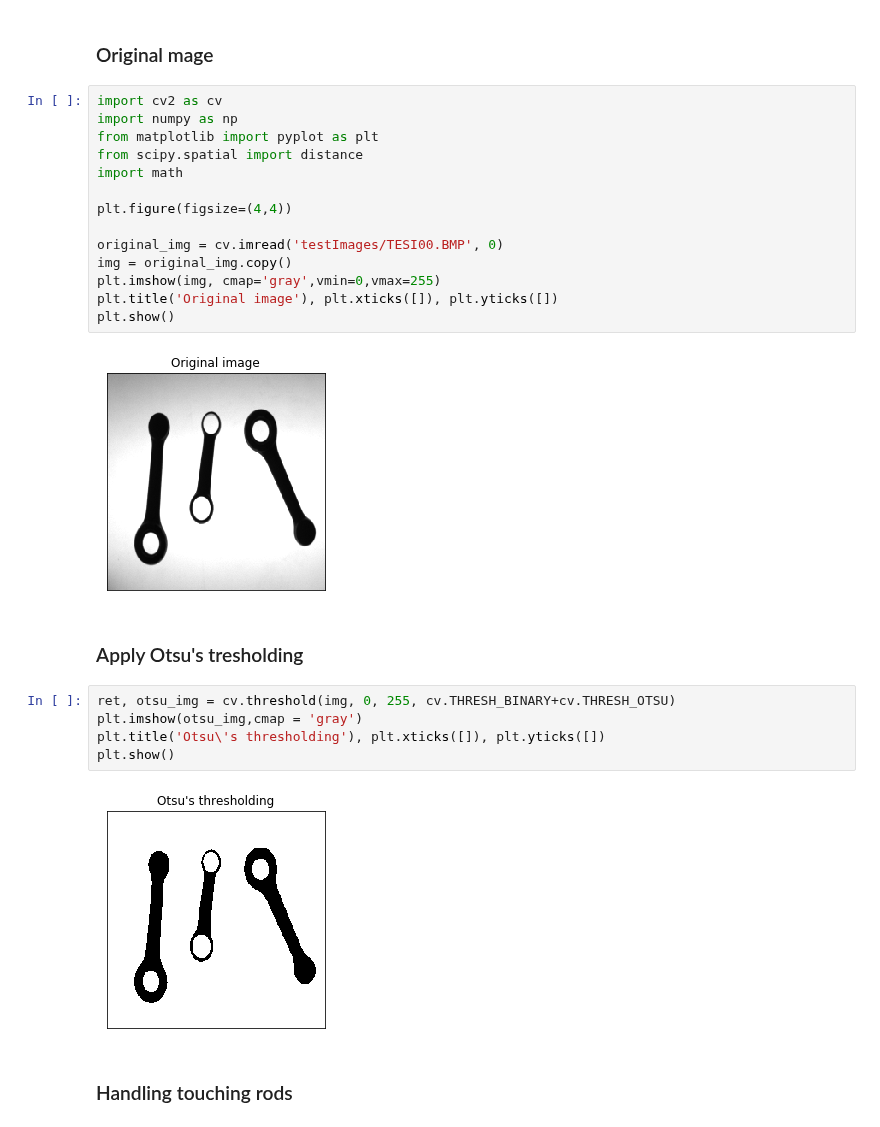
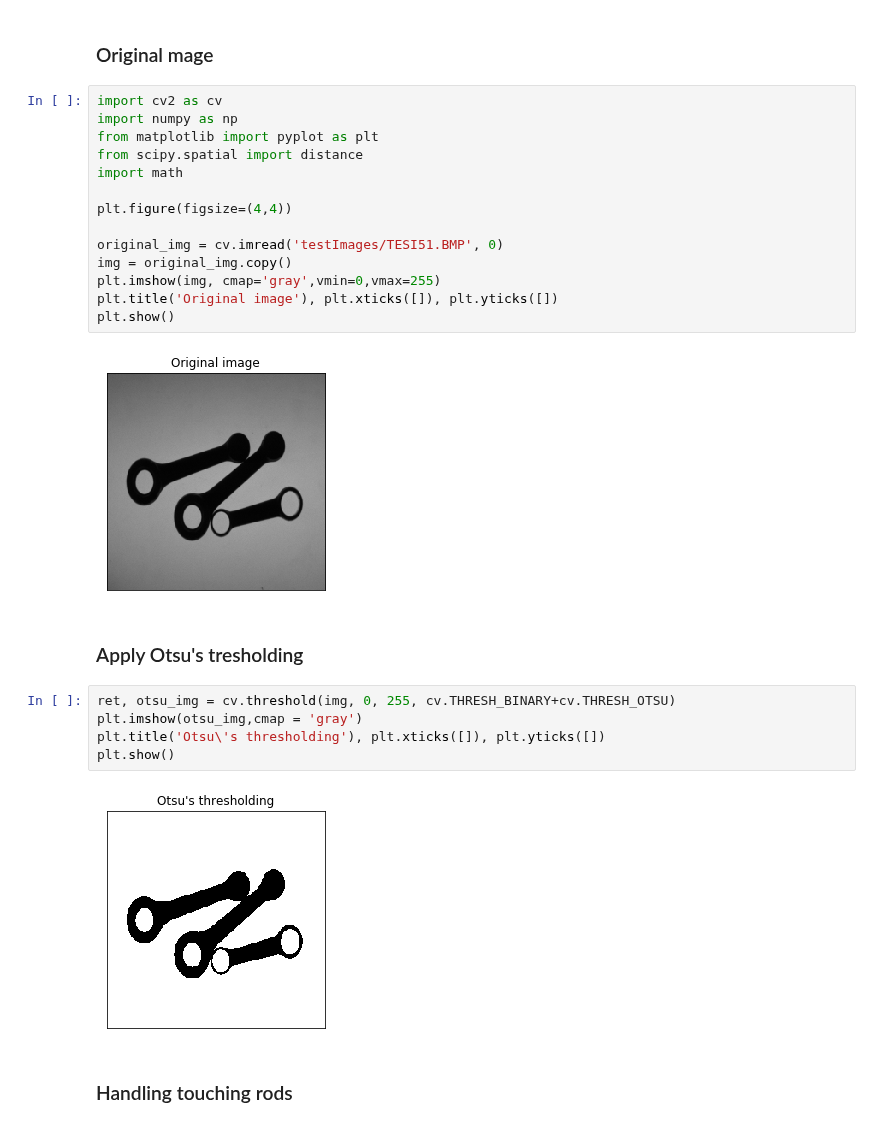
Before and after one commit to pptr3/connecting-rods, a Jupyter notebook: Connecting Rods.ipynb, the cells around one changed output. Saved outputs shown, nothing was run; the diff lists cells and outputs as text.

```diff
--- a/Connecting Rods.ipynb
+++ b/Connecting Rods.ipynb
@@ -107,19 +107,19 @@ def compute_width_at_barycenter(barX, barY, contours):
 # %%
 import cv2 as cv
 import numpy as np
 from matplotlib import pyplot as plt
 from scipy.spatial import distance
 import math
 
 plt.figure(figsize=(4,4))
 
-original_img = cv.imread('testImages/TESI00.BMP', 0)
+original_img = cv.imread('testImages/TESI51.BMP', 0)
 img = original_img.copy()
 plt.imshow(img, cmap='gray',vmin=0,vmax=255)
 plt.title('Original image'), plt.xticks([]), plt.yticks([])
 plt.show()
 # %% [output]
-[figure, old version]
+[figure, new version]
 # %% [markdown]
 ### Apply Otsu's tresholding
 # %%
@@ -128,7 +128,7 @@ plt.imshow(otsu_img,cmap = 'gray')
 plt.title('Otsu\'s thresholding'), plt.xticks([]), plt.yticks([])
 plt.show()
 # %% [output]
-[figure, old version]
+[figure, new version]
 # %% [markdown]
 ### Handling touching rods
 # %%
```
Also changed, not shown: parts of 13 cells of this notebook, 2 other files.
